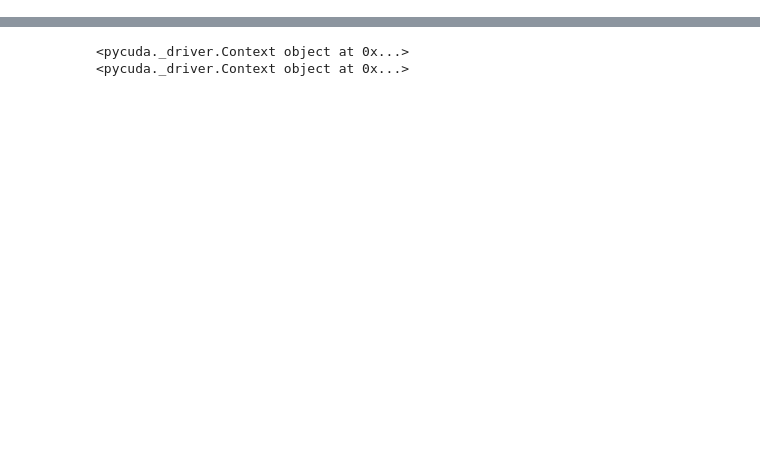
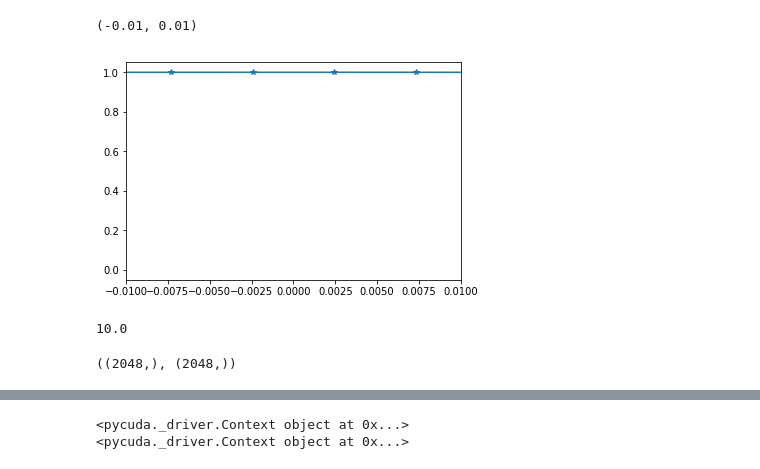
Before and after one commit to zamorays/miniCursoPycuda, a Jupyter notebook: Sesion7_Librerias_FFT.ipynb, the cells around one changed output, grey strips where cells are left out. Cells and saved outputs as stored; diff of their text form; code cells hidden in the pictures; blank space fills up the shorter version.

```diff
--- a/Sesion7_Librerias(FFT) GTX 1080.ipynb
+++ b/Sesion7_Librerias_FFT.ipynb
@@ -39,0 +112,10 @@ Populating the interactive namespace from numpy and matplotlib
+# %%
+x = linspace(-5,5,2048)
+# %%
+alpha=1
+# %%
+plot(x,exp(-alpha*x*x),'*-')
+xlim([-0.01,0.01])
+# %% [output]
+(-0.01, 0.01)
+[figure, added]
@@ -39,0 +124,4 @@ Populating the interactive namespace from numpy and matplotlib
+# %%
+x[-1]-x[0]
+# %% [output]
+10.0
@@ -39,0 +130,4 @@ Populating the interactive namespace from numpy and matplotlib
+# %%
+k.shape, signal.shape
+# %% [output]
+((2048,), (2048,))
```
Also changed, not shown: parts of 99 cells of this notebook, 2 other files.
